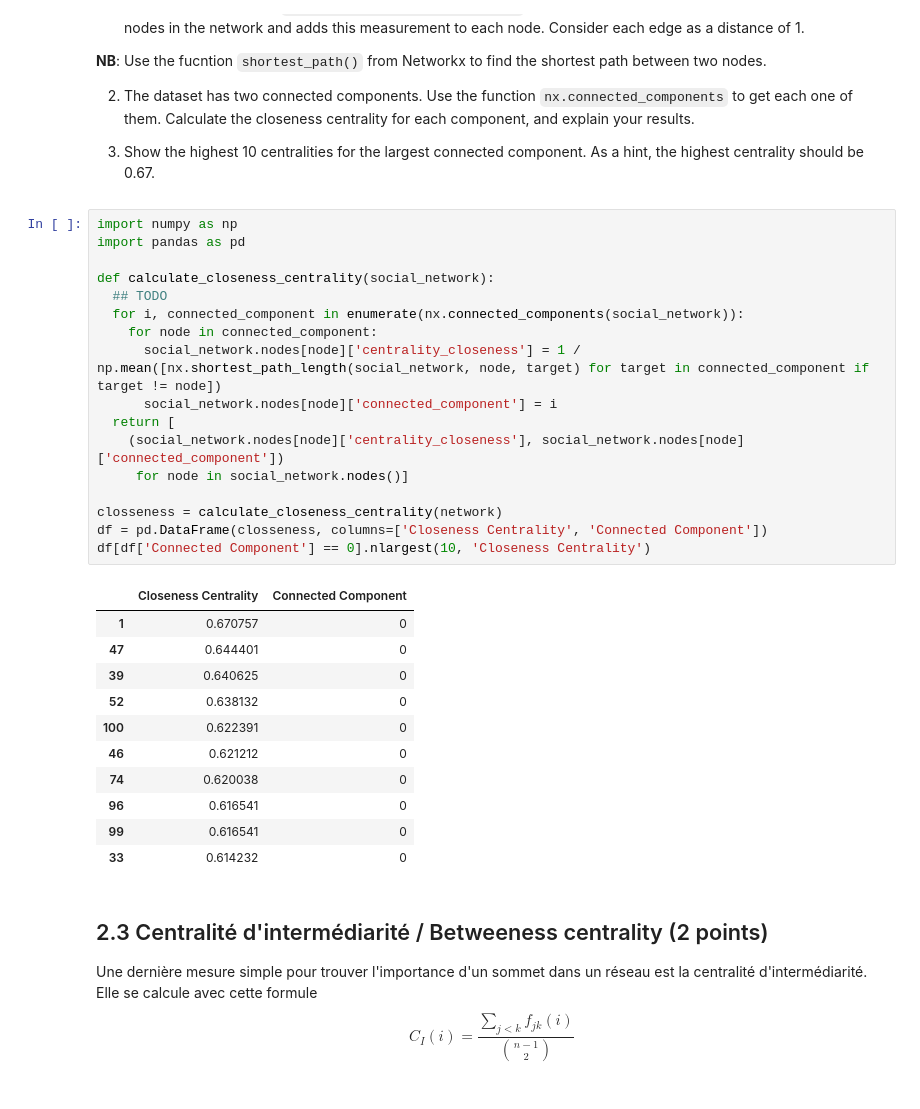
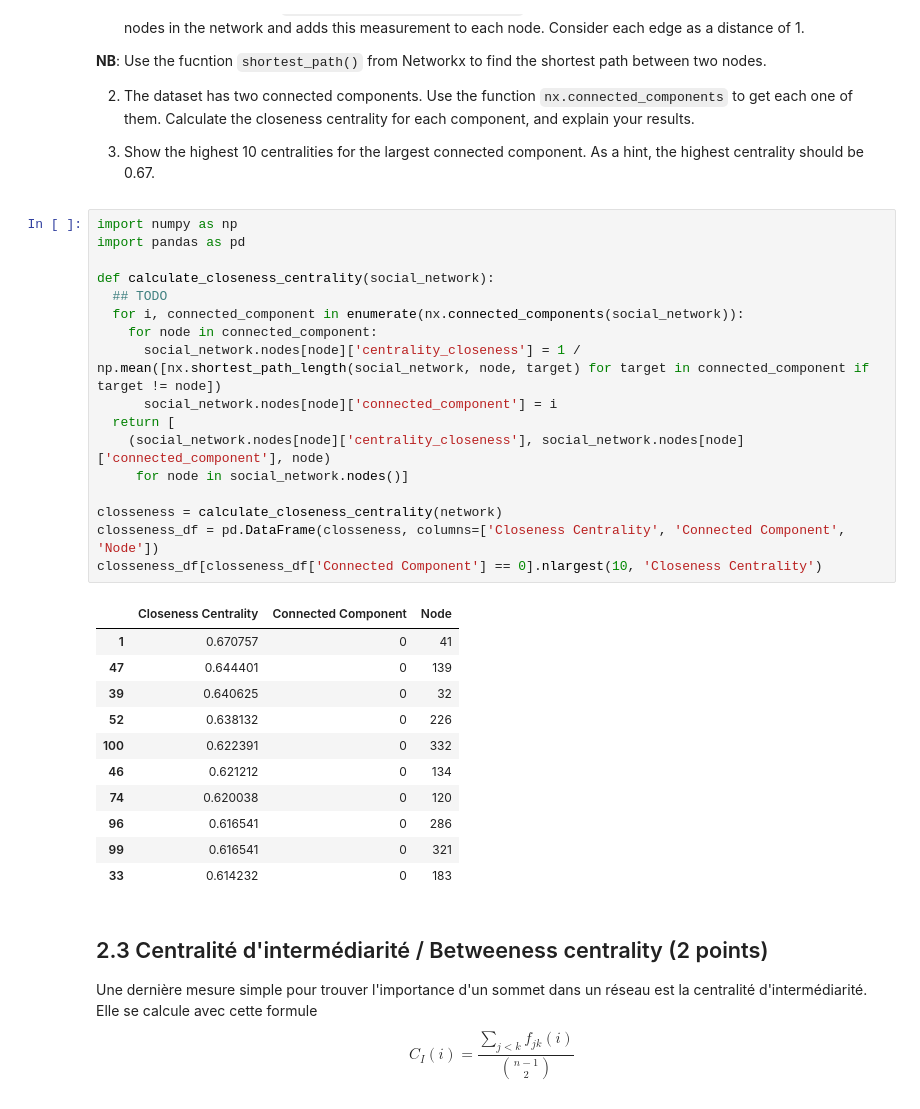
Before and after one commit to Depdx/INF8111---Fouille-de-donnees, a Jupyter notebook: tp2/TP2.ipynb, the cells around one changed output. Saved outputs shown, nothing was run; the diff lists cells and outputs as text.

```diff
--- a/tp2/TP2.ipynb
+++ b/tp2/TP2.ipynb
@@ -694,32 +704,32 @@ Another simple measure for finding the importance of a node in a network is clos
 # %%
 import numpy as np
 import pandas as pd
 
 def calculate_closeness_centrality(social_network):
   ## TODO
   for i, connected_component in enumerate(nx.connected_components(social_network)):
     for node in connected_component:
       social_network.nodes[node]['centrality_closeness'] = 1 / np.mean([nx.shortest_path_length(social_network, node, target) for target in connected_component if target != node])
       social_network.nodes[node]['connected_component'] = i
   return [
-    (social_network.nodes[node]['centrality_closeness'], social_network.nodes[node]['connected_component'])
+    (social_network.nodes[node]['centrality_closeness'], social_network.nodes[node]['connected_component'], node)
      for node in social_network.nodes()]
 
 closseness = calculate_closeness_centrality(network)
-df = pd.DataFrame(closseness, columns=['Closeness Centrality', 'Connected Component'])
-df[df['Connected Component'] == 0].nlargest(10, 'Closeness Centrality')
+closseness_df = pd.DataFrame(closseness, columns=['Closeness Centrality', 'Connected Component', 'Node'])
+closseness_df[closseness_df['Connected Component'] == 0].nlargest(10, 'Closeness Centrality')
 # %% [output]
-|  | Closeness Centrality | Connected Component |
-| 1 | 0.670757 | 0 |
-| 47 | 0.644401 | 0 |
-| 39 | 0.640625 | 0 |
-| 52 | 0.638132 | 0 |
-| 100 | 0.622391 | 0 |
-| 46 | 0.621212 | 0 |
-| 74 | 0.620038 | 0 |
-| 96 | 0.616541 | 0 |
-| 99 | 0.616541 | 0 |
-| 33 | 0.614232 | 0 |
+|  | Closeness Centrality | Connected Component | Node |
+| 1 | 0.670757 | 0 | 41 |
+| 47 | 0.644401 | 0 | 139 |
+| 39 | 0.640625 | 0 | 32 |
+| 52 | 0.638132 | 0 | 226 |
+| 100 | 0.622391 | 0 | 332 |
+| 46 | 0.621212 | 0 | 134 |
+| 74 | 0.620038 | 0 | 120 |
+| 96 | 0.616541 | 0 | 286 |
+| 99 | 0.616541 | 0 | 321 |
+| 33 | 0.614232 | 0 | 183 |
 # %% [markdown]
 ## 2.3 Centralité d'intermédiarité / Betweeness centrality (2 points)
 
```
Also changed, not shown: parts of 11 cells of this notebook.
